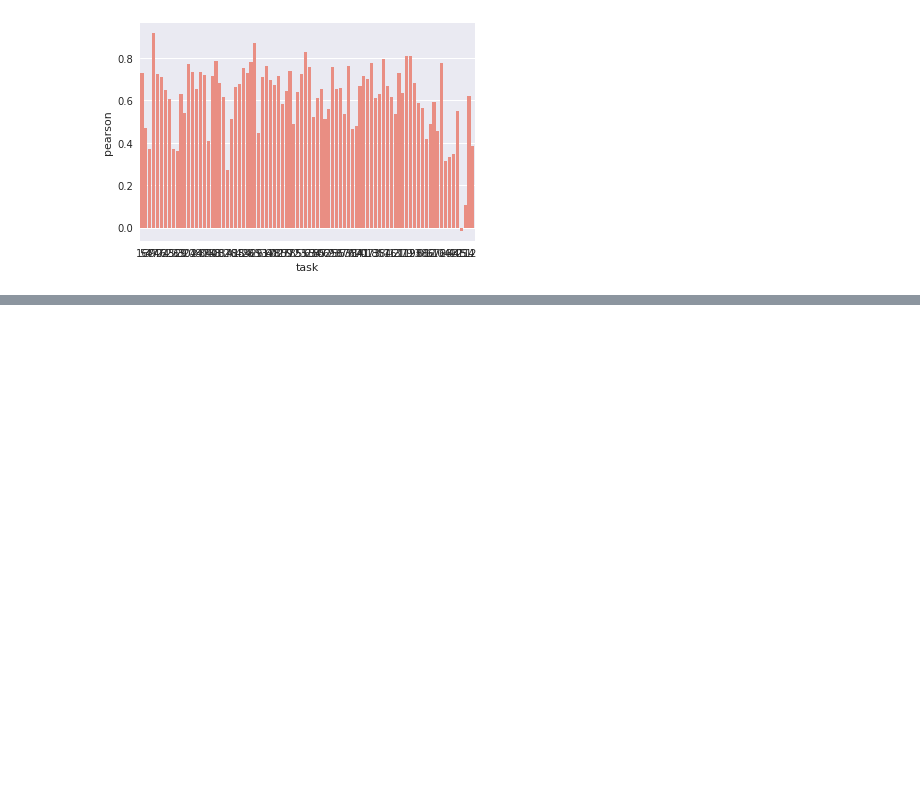
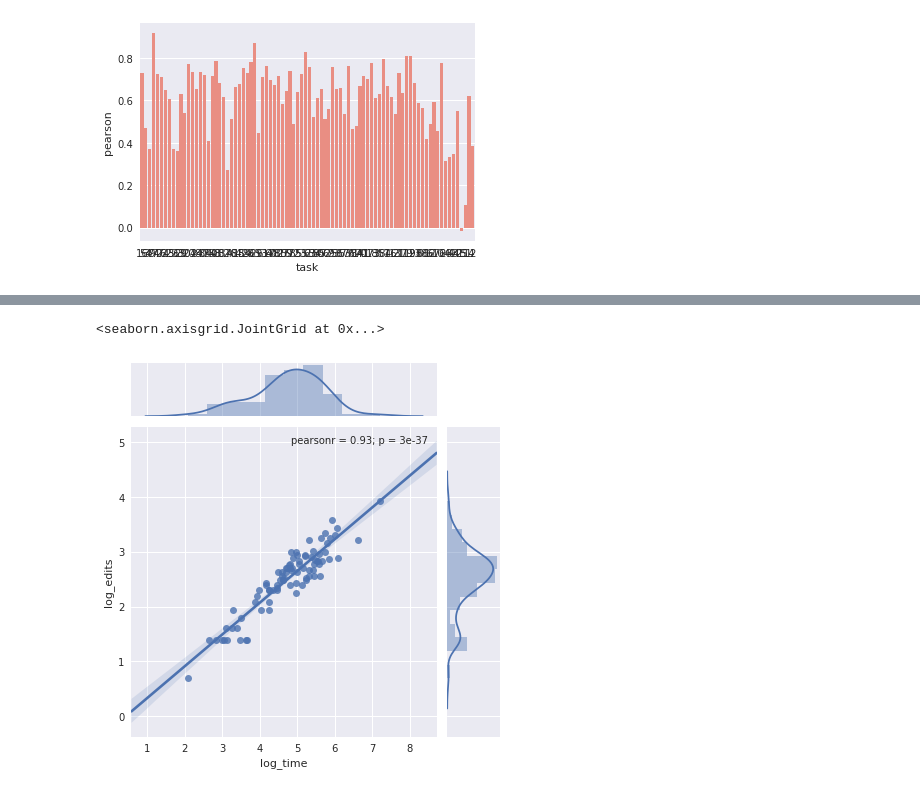
Before and after one commit to effa/flocs-thesis, a Jupyter notebook: analysis/performance-times-vs-clicks.ipynb, the cells around one changed output, grey strips where cells are left out. Drawn from its saved outputs; the diff is of its cells as text; code cells hidden in the pictures; blank space fills up the shorter version.

```diff
--- a/analysis/performance-times-vs-clicks.ipynb
+++ b/analysis/performance-times-vs-clicks.ipynb
@@ -148,0 +155,13 @@ sns.barplot(x='task', y='pearson', data=df, color="salmon", order=df.task)
+# %%
+gts = ts.groupby('task')
+df = pd.DataFrame(OrderedDict(
+    log_time=gts.log_time.median(),
+    log_edits=gts.log_edits.median(),
+))
+df = df.join(tasks)
+df = df.merge(
+    levels, left_on='level', right_on='name',
+    suffixes=('', '_value'))
+df = df.sort_values('level_value')
+df = df[['name', 'log_time', 'log_edits', 'level']]
+df.head()
@@ -148,0 +175,5 @@ sns.barplot(x='task', y='pearson', data=df, color="salmon", order=df.task)
+# %%
+sns.jointplot(x='log_time', y='log_edits', data=df, kind='reg')
+# %% [output]
+<seaborn.axisgrid.JointGrid at 0x...>
+[figure, added]
```
Also changed, not shown: parts of 10 cells of this notebook, 4 other files.
